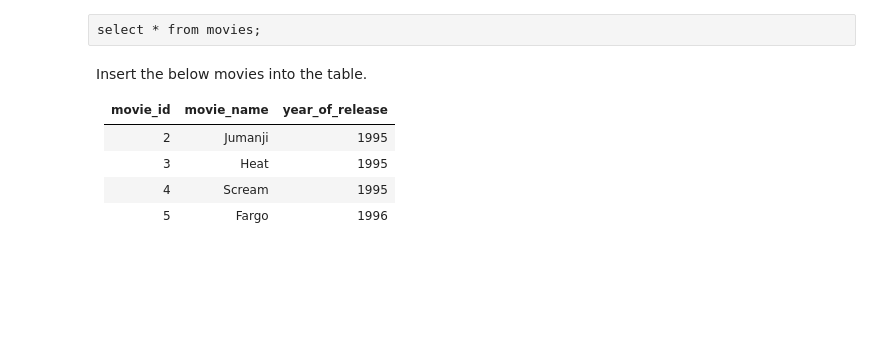
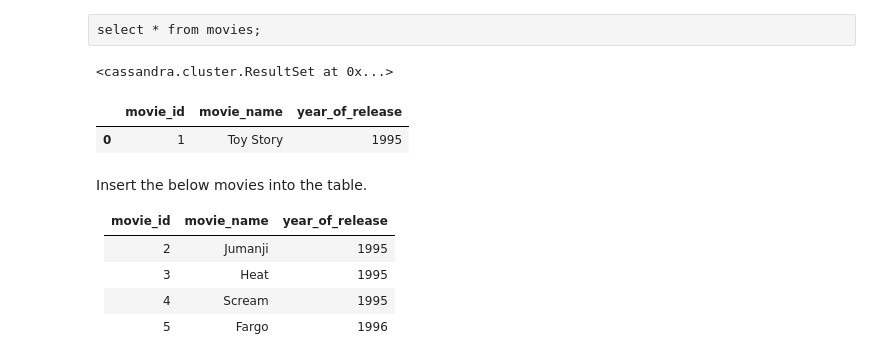
Before and after one commit to sanhuezalejandro/IBM-Data-Engineering-Professional-Certificate, a Jupyter notebook: 10_Introduction_to_NoSQL_Databases/02_Cassandra/04_Lab_Cassandra_CRUD_Operations/Lab_Cassandra_CRUD_Operations.ipynb, the cells around one changed output. Drawn from its saved outputs; the diff is of its cells as text; code cells hidden in the pictures; blank space fills up the shorter version.

```diff
--- a/10_Introduction_to_NoSQL_Databases/02_Cassandra/04_Lab_Cassandra_CRUD_Operations/Lab_Cassandra_CRUD_Operations.ipynb
+++ b/10_Introduction_to_NoSQL_Databases/02_Cassandra/04_Lab_Cassandra_CRUD_Operations/Lab_Cassandra_CRUD_Operations.ipynb
@@ -171,6 +211,33 @@ VALUES (1,'Toy Story',1995);
 Verify that the data is saved.
 # %% [raw]
 select * from movies;
+# %%
+query = '''
+select * from movies;
+'''
+session.execute(query)
+# %% [output]
+<cassandra.cluster.ResultSet at 0x...>
+# %%
+import pandas as pd
+
+# Execute a query
+query = '''
+SELECT * FROM movies;
+'''
+result_set = session.execute(query)
+
+# Convert ResultSet to a list of dictionaries
+rows = [dict(row._asdict()) for row in result_set]
+
+# Create a DataFrame
+df = pd.DataFrame(rows)
+
+# Display the DataFrame
+df
+# %% [output]
+|  | movie_id | movie_name | year_of_release |
+| 0 | 1 | Toy Story | 1995 |
 # %% [markdown]
 
 
```
Also changed, not shown: parts of 21 cells of this notebook.
